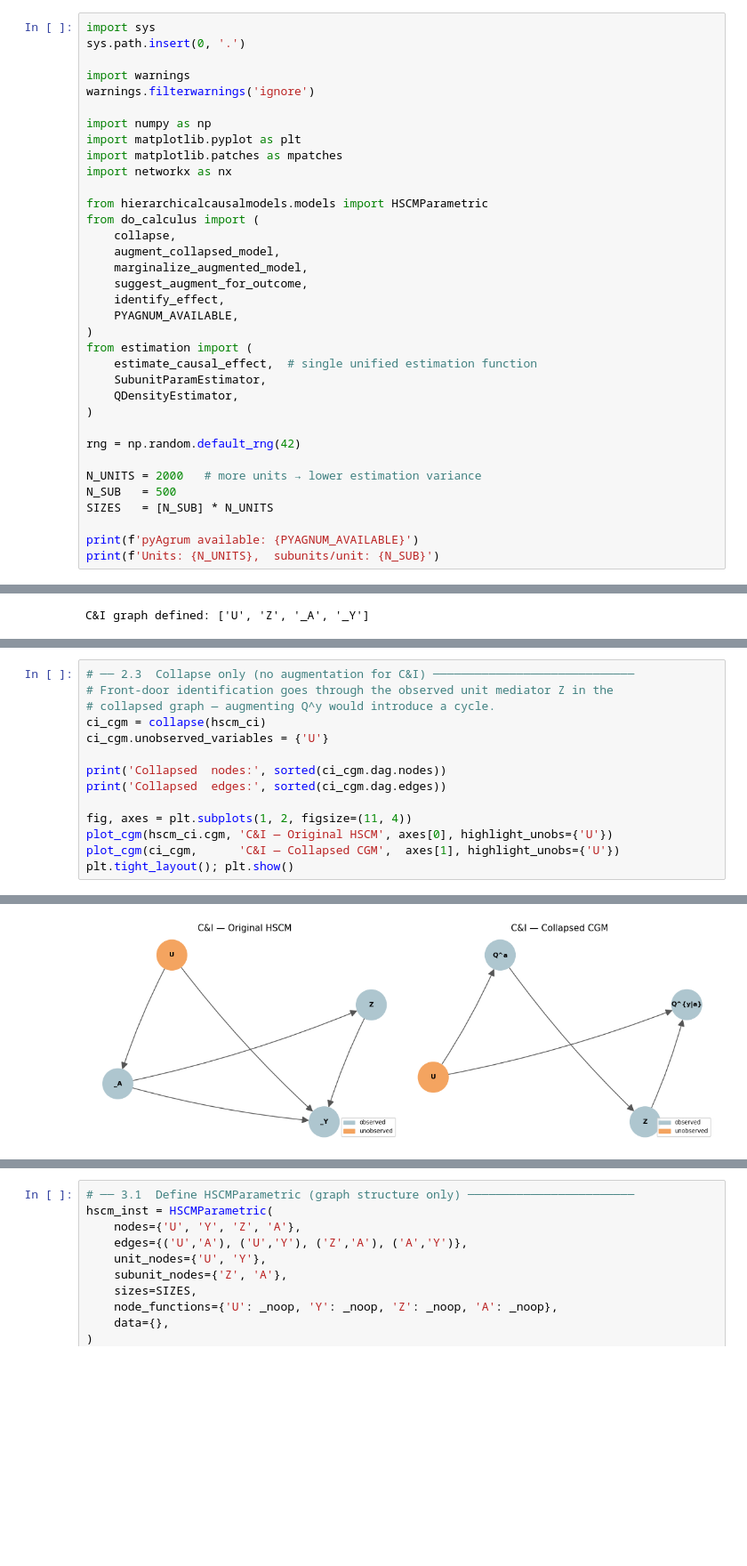
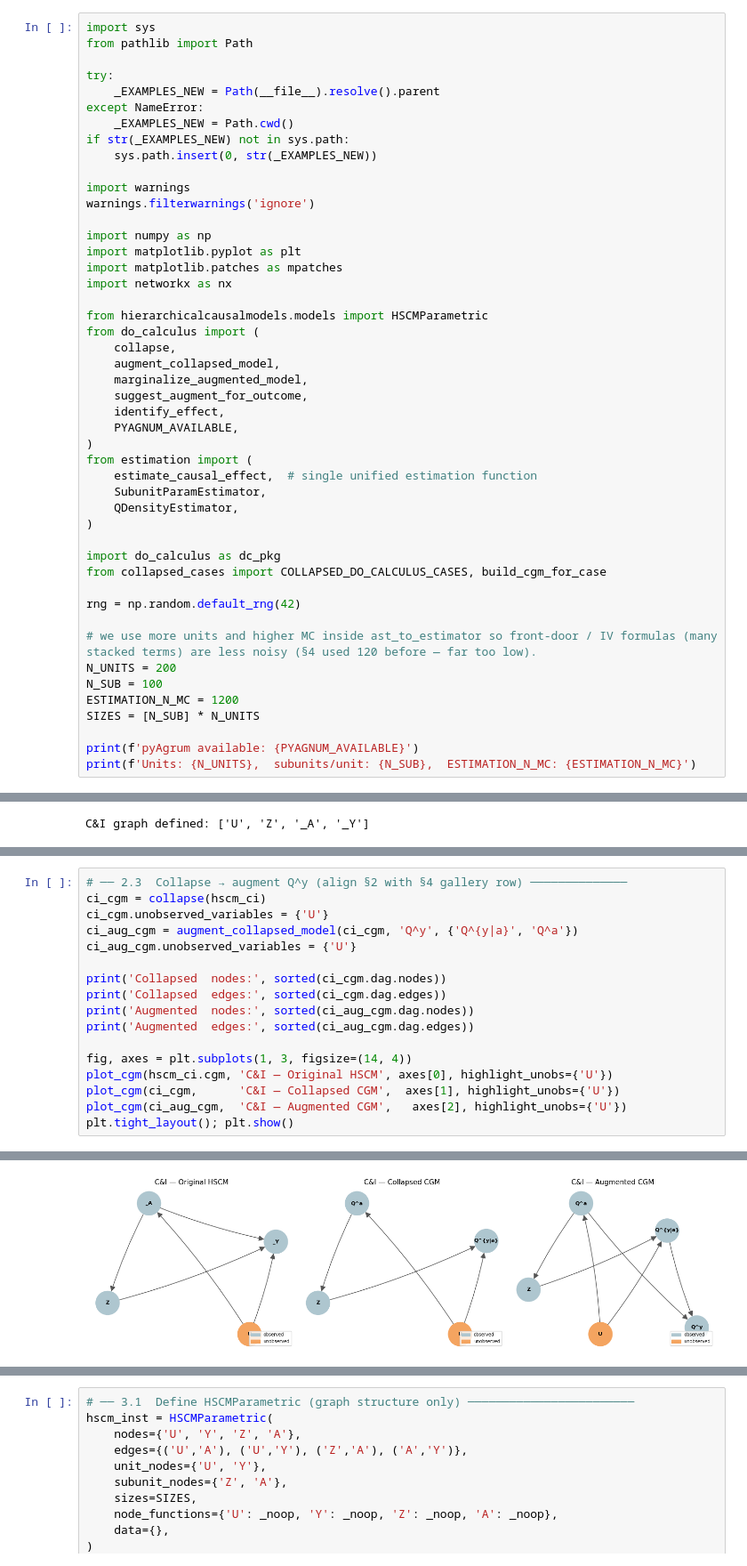
Before and after one commit to janisaiad/hierarchicalcausalmodels, a Jupyter notebook: examples/new/hcm_framework_test.ipynb, the cells around one changed output, grey strips where cells are left out. Shown at 89% size. Drawn from its saved outputs; the diff is of its cells as text; blank space fills up the shorter version.

```diff
--- a/examples/new/hcm_framework_test.ipynb
+++ b/examples/new/hcm_framework_test.ipynb
@@ -21,6 +27,13 @@ Pipeline per model:
 # %%
 import sys
-sys.path.insert(0, '.')
+from pathlib import Path
+
+try:
+    _EXAMPLES_NEW = Path(__file__).resolve().parent
+except NameError:
+    _EXAMPLES_NEW = Path.cwd()
+if str(_EXAMPLES_NEW) not in sys.path:
+    sys.path.insert(0, str(_EXAMPLES_NEW))
 
 import warnings
 warnings.filterwarnings('ignore')
@@ -45,12 +58,17 @@ from estimation import (
     QDensityEstimator,
 )
 
+import do_calculus as dc_pkg
+from collapsed_cases import COLLAPSED_DO_CALCULUS_CASES, build_cgm_for_case
+
 rng = np.random.default_rng(42)
 
-N_UNITS = 2000   # more units → lower estimation variance
-N_SUB   = 500
-SIZES   = [N_SUB] * N_UNITS
+# we use more units and higher MC inside ast_to_estimator so front-door / IV formulas (many stacked terms) are less noisy (§4 used 120 before — far too low).
+N_UNITS = 200
+N_SUB = 100
+ESTIMATION_N_MC = 1200
+SIZES = [N_SUB] * N_UNITS
 
 print(f'pyAgrum available: {PYAGNUM_AVAILABLE}')
-print(f'Units: {N_UNITS},  subunits/unit: {N_SUB}')
+print(f'Units: {N_UNITS},  subunits/unit: {N_SUB},  ESTIMATION_N_MC: {ESTIMATION_N_MC}')
 # %% [output]
@@ -295,16 +330,19 @@ Mean Z: 0.501,  Mean A: 0.504,  Mean Y: 0.678
 # %%
-# ── 2.3  Collapse only (no augmentation for C&I) ─────────────────────────────
-# Front-door identification goes through the observed unit mediator Z in the
-# collapsed graph — augmenting Q^y would introduce a cycle.
+# ── 2.3  Collapse → augment Q^y (align §2 with §4 gallery row) ──────────────
 ci_cgm = collapse(hscm_ci)
 ci_cgm.unobserved_variables = {'U'}
+ci_aug_cgm = augment_collapsed_model(ci_cgm, 'Q^y', {'Q^{y|a}', 'Q^a'})
+ci_aug_cgm.unobserved_variables = {'U'}
 
 print('Collapsed  nodes:', sorted(ci_cgm.dag.nodes))
 print('Collapsed  edges:', sorted(ci_cgm.dag.edges))
+print('Augmented  nodes:', sorted(ci_aug_cgm.dag.nodes))
+print('Augmented  edges:', sorted(ci_aug_cgm.dag.edges))
 
-fig, axes = plt.subplots(1, 2, figsize=(11, 4))
+fig, axes = plt.subplots(1, 3, figsize=(14, 4))
 plot_cgm(hscm_ci.cgm, 'C&I — Original HSCM', axes[0], highlight_unobs={'U'})
 plot_cgm(ci_cgm,      'C&I — Collapsed CGM',  axes[1], highlight_unobs={'U'})
+plot_cgm(ci_aug_cgm,  'C&I — Augmented CGM',   axes[2], highlight_unobs={'U'})
 plt.tight_layout(); plt.show()
 # %% [output]
 Collapsed  nodes: ['Q^a', 'Q^{y|a}', 'U', 'Z']
@@ -312,2 +352,2 @@ Collapsed  edges: [('Q^a', 'Z'), ('U', 'Q^a'), ('U', 'Q^{y|a}'), ('Z', 'Q^{y|a}'
-[figure, old version]
+[figure, new version]
 # %%
```
Also changed, not shown: parts of 23 cells of this notebook, 11 other files.
